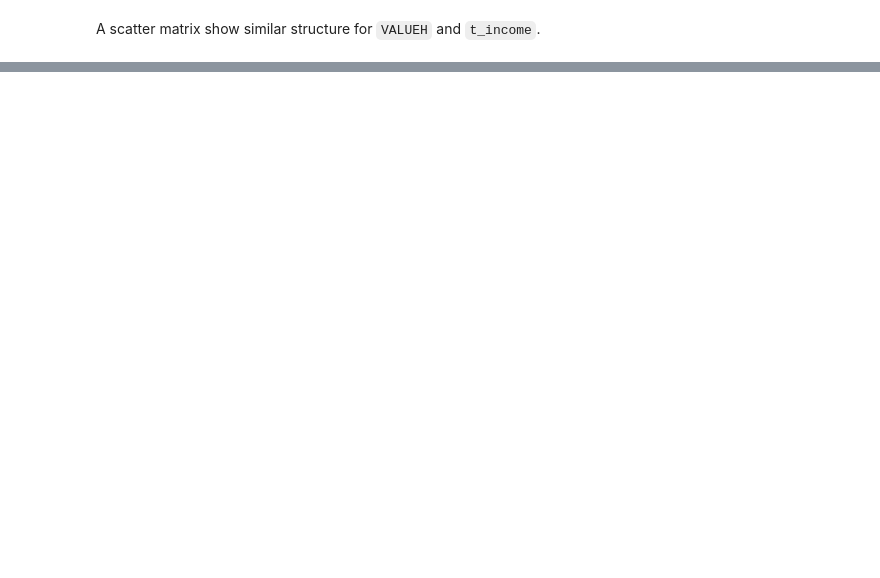
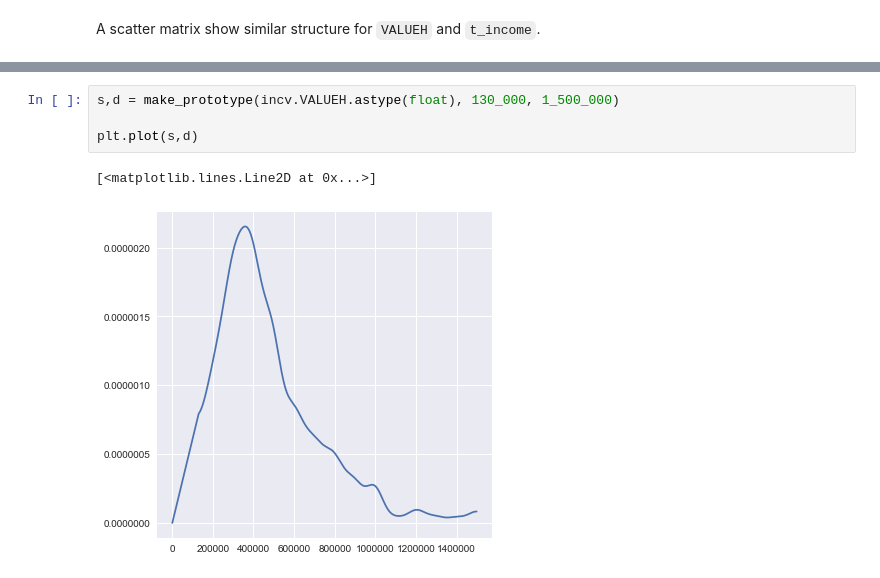
Before and after one commit to SDRDLAnalysts/data-projects, a Jupyter notebook: ipums.org/income_home_value/Income and Home Value Distributions.ipynb, the cells around one changed output, grey strips where cells are left out. Saved outputs shown, nothing was run; the diff lists cells and outputs as text; blank space fills up the shorter version.

```diff
--- a/ipums.org/income_home_value/Income and Home Value Distributions.ipynb
+++ b/ipums.org/income_home_value/Income and Home Value Distributions.ipynb
@@ -166,0 +289,7 @@ The simulated incomes also have the same basic statistics as the original income
+# %%
+s,d = make_prototype(incv.VALUEH.astype(float), 130_000, 1_500_000)
+
+plt.plot(s,d)
+# %% [output]
+[<matplotlib.lines.Line2D at 0x...>]
+[figure, added]
```
Also changed, not shown: parts of 34 cells of this notebook.
